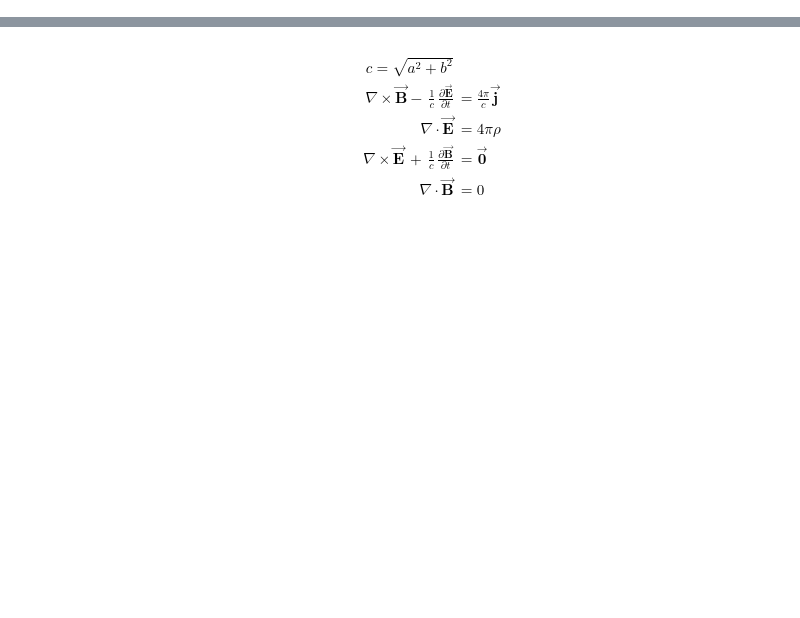
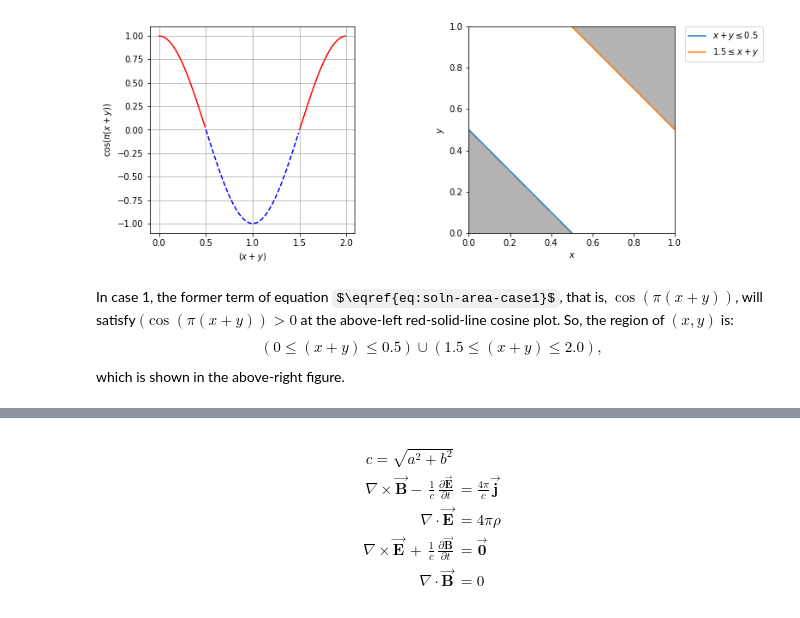
Before and after one commit to ivansetiawantky/welovemath, a Jupyter notebook: smak1/20200208_prob_sin2x/20200208_prob_sin2x.ipynb, the cells around one changed output, grey strips where cells are left out. Saved outputs shown, nothing was run; the diff lists cells and outputs as text; code cells hidden in the pictures; some formulas as TeX source; blank space fills up the shorter version.

Commit message:
Finish case 1.

```diff
--- a/smak1/20200208_prob_sin2x/20200208_prob_sin2x.ipynb
+++ b/smak1/20200208_prob_sin2x/20200208_prob_sin2x.ipynb
@@ -14,0 +108,64 @@ plt.show()
+# %%
+%matplotlib inline
+import numpy as np
+import matplotlib.pyplot as plt
+
+plt.subplot(1, 2, 1)
+xpy=np.arange(0, 0.5, 0.01)
+cosxpy=np.cos(np.pi*xpy)
+plt.plot(xpy,cosxpy, "r-")
+xpy=np.arange(0.5, 1.5, 0.01)
+cosxpy=np.cos(np.pi*xpy)
+plt.plot(xpy,cosxpy, "b--")
+xpy=np.arange(1.5, 2.0, 0.01)
+cosxpy=np.cos(np.pi*xpy)
+plt.plot(xpy,cosxpy, "r-")
+plt.xlabel("$(x+y)$")
+plt.ylabel("$\cos(\pi(x+y))$")
+plt.axis('scaled')
+plt.grid(True)
+
+plt.subplot(1, 2, 2)
+# plot the feasible region
+d = np.linspace(-2,2,1000)
+x,y = np.meshgrid(d,d)
+plt.imshow( ( ((y>=0) & (y<=1) & (x>=0) & (x<=1) & (y<=0.5-x) & (y>= -x)) |
+            ((y>=0) & (y<=1) & (x>=0) & (x<=1) & (y<=2-x) & (y>= 1.5-x)) ) .astype(int) ,
+                extent=(x.min(),x.max(),y.min(),y.max()),origin="lower", cmap="Greys", alpha = 0.3);
+
+# plot the lines defining the constraints
+x = np.linspace(-2, 2, 2000)
+y1 = 0.5 - x
+y2 = 1.5 - x
+
+# Make plot
+plt.plot(x, y1, label=r'$x+y \leq 0.5$')
+plt.plot(x, y2, label=r'$1.5 \leq x+y$')
+plt.axis("scaled")
+# plt.grid(True)
+plt.xlim(0,1)
+plt.ylim(0,1)
+plt.legend(bbox_to_anchor=(1.05, 1), loc=2, borderaxespad=0.)
+plt.xlabel(r'$x$')
+plt.ylabel(r'$y$')
+
+#plt.tight_layout()
+plt.tight_layout(rect=[0, 0.03, 2, 0.95])
+plt.show()
+# %% [output]
+[figure, added]
+# %%
+%%latex
+In case 1, the former term of equation $\eqref{eq:soln-area-case1}$, that is, $\cos(\pi(x+y))$,
+will satisfy $(\cos(\pi(x+y)) \gt 0$ at the above-left red-solid-line cosine plot. So, the region of $(x, y)$ is:
+\begin{equation}
+(0 \le (x+y) \le 0.5) \cup (1.5 \le (x+y) \le 2.0),
+\end{equation}
+which is shown in the above-right figure.
+# %% [output]
+In case 1, the former term of equation $\eqref{eq:soln-area-case1}$, that is, $\cos(\pi(x+y))$,
+will satisfy $(\cos(\pi(x+y)) \gt 0$ at the above-left red-solid-line cosine plot. So, the region of $(x, y)$ is:
+\begin{equation}
+(0 \le (x+y) \le 0.5) \cup (1.5 \le (x+y) \le 2.0),
+\end{equation}
+which is shown in the above-right figure.
```
Also changed, not shown: parts of 25 cells of this notebook, 1 other file.
